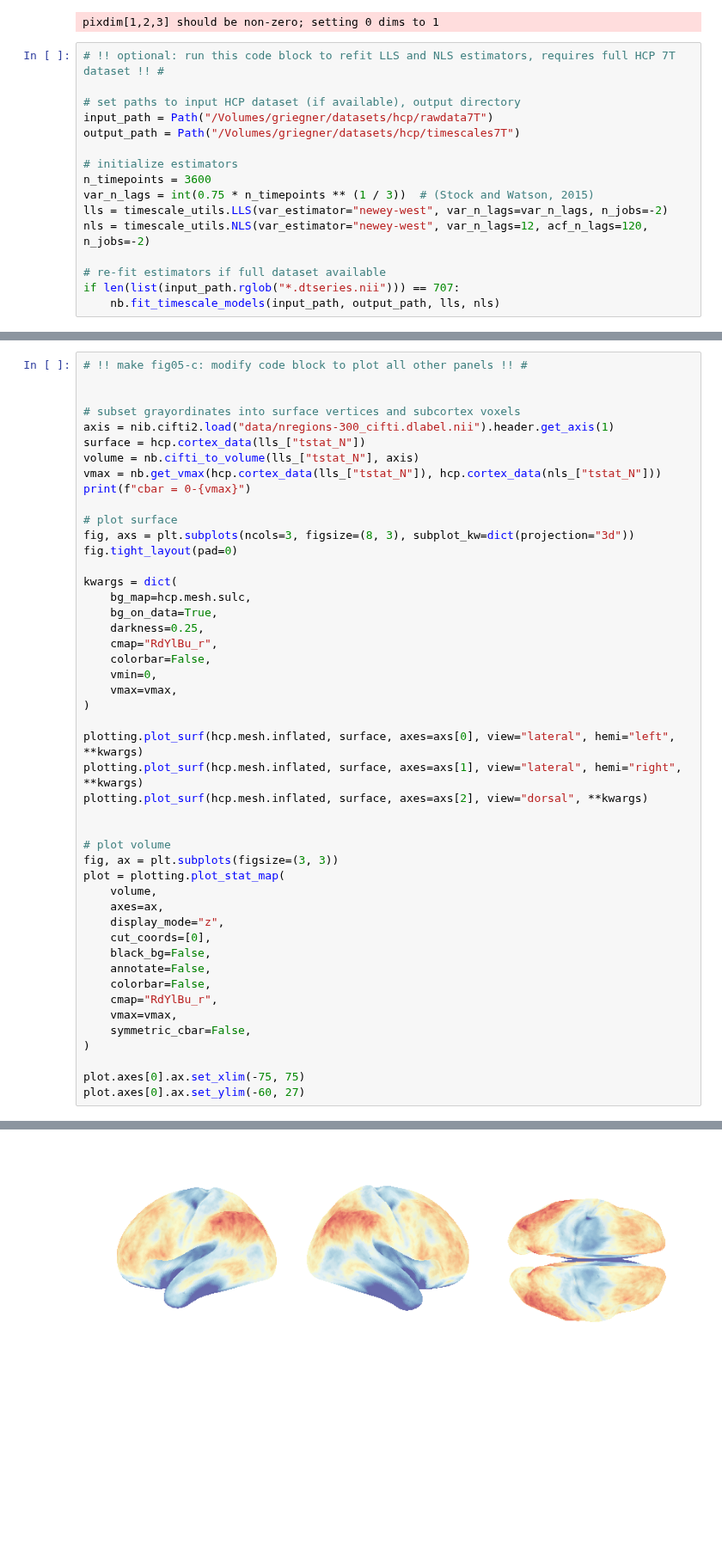
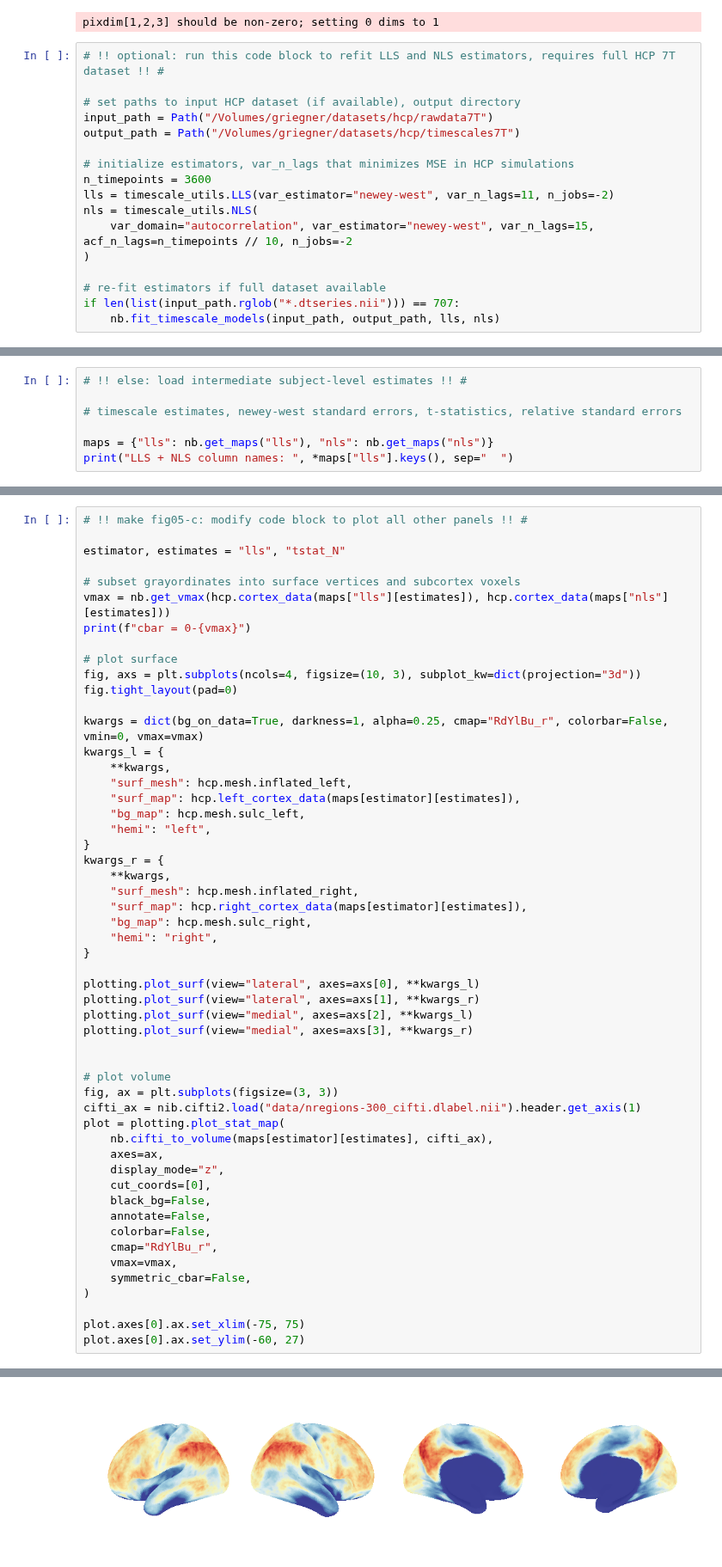
Before and after one commit to griegner/fmri-timescales, a Jupyter notebook: notebooks/fig04to05.ipynb, the cells around one changed output, grey strips where cells are left out. Shown at 86% size. Cells and saved outputs as stored; diff of their text form; blank space fills up the shorter version.

Commit message:
refit simulations/brain maps with variance estimation in time domain

```diff
--- a/notebooks/fig04to05.ipynb
+++ b/notebooks/fig04to05.ipynb
@@ -18,11 +18,12 @@ pixdim[1,2,3] should be non-zero; setting 0 dims to 1
 input_path = Path("/Volumes/griegner/datasets/hcp/rawdata7T")
 output_path = Path("/Volumes/griegner/datasets/hcp/timescales7T")
 
-# initialize estimators
+# initialize estimators, var_n_lags that minimizes MSE in HCP simulations
 n_timepoints = 3600
-var_n_lags = int(0.75 * n_timepoints ** (1 / 3))  # (Stock and Watson, 2015)
-lls = timescale_utils.LLS(var_estimator="newey-west", var_n_lags=var_n_lags, n_jobs=-2)
-nls = timescale_utils.NLS(var_estimator="newey-west", var_n_lags=12, acf_n_lags=120, n_jobs=-2)
+lls = timescale_utils.LLS(var_estimator="newey-west", var_n_lags=11, n_jobs=-2)
+nls = timescale_utils.NLS(
+    var_domain="autocorrelation", var_estimator="newey-west", var_n_lags=15, acf_n_lags=n_timepoints // 10, n_jobs=-2
+)
 
 # re-fit estimators if full dataset available
 if len(list(input_path.rglob("*.dtseries.nii"))) == 707:
@@ -55,0 +31,7 @@ LLS + NLS column names:   tau  se(tau)  tau_N  se(tau_N)  tstat_N  rse_N
+# %%
+# !! else: load intermediate subject-level estimates !! #
+
+# timescale estimates, newey-west standard errors, t-statistics, relative standard errors
+
+maps = {"lls": nb.get_maps("lls"), "nls": nb.get_maps("nls")}
+print("LLS + NLS column names: ", *maps["lls"].keys(), sep="  ")
@@ -56,52 +40,58 @@ LLS + NLS column names:   tau  se(tau)  tau_N  se(tau_N)  tstat_N  rse_N
 # %%
 # !! make fig05-c: modify code block to plot all other panels !! #
 
+estimator, estimates = "lls", "tstat_N"
 
 # subset grayordinates into surface vertices and subcortex voxels
-axis = nib.cifti2.load("data/nregions-300_cifti.dlabel.nii").header.get_axis(1)
-surface = hcp.cortex_data(lls_["tstat_N"])
-volume = nb.cifti_to_volume(lls_["tstat_N"], axis)
-vmax = nb.get_vmax(hcp.cortex_data(lls_["tstat_N"]), hcp.cortex_data(nls_["tstat_N"]))
+vmax = nb.get_vmax(hcp.cortex_data(maps["lls"][estimates]), hcp.cortex_data(maps["nls"][estimates]))
 print(f"cbar = 0-{vmax}")
 
 # plot surface
-fig, axs = plt.subplots(ncols=3, figsize=(8, 3), subplot_kw=dict(projection="3d"))
+fig, axs = plt.subplots(ncols=4, figsize=(10, 3), subplot_kw=dict(projection="3d"))
 fig.tight_layout(pad=0)
 
-kwargs = dict(
-    bg_map=hcp.mesh.sulc,
-    bg_on_data=True,
-    darkness=0.25,
-    cmap="RdYlBu_r",
-    colorbar=False,
-    vmin=0,
-    vmax=vmax,
-)
+kwargs = dict(bg_on_data=True, darkness=1, alpha=0.25, cmap="RdYlBu_r", colorbar=False, vmin=0, vmax=vmax)
+kwargs_l = {
+    **kwargs,
+    "surf_mesh": hcp.mesh.inflated_left,
+    "surf_map": hcp.left_cortex_data(maps[estimator][estimates]),
+    "bg_map": hcp.mesh.sulc_left,
+    "hemi": "left",
+}
+kwargs_r = {
+    **kwargs,
+    "surf_mesh": hcp.mesh.inflated_right,
+    "surf_map": hcp.right_cortex_data(maps[estimator][estimates]),
+    "bg_map": hcp.mesh.sulc_right,
+    "hemi": "right",
+}
 
-plotting.plot_surf(hcp.mesh.inflated, surface, axes=axs[0], view="lateral", hemi="left", **kwargs)
-plotting.plot_surf(hcp.mesh.inflated, surface, axes=axs[1], view="lateral", hemi="right", **kwargs)
-plotting.plot_surf(hcp.mesh.inflated, surface, axes=axs[2], view="dorsal", **kwargs)
+plotting.plot_surf(view="lateral", axes=axs[0], **kwargs_l)
+plotting.plot_surf(view="lateral", axes=axs[1], **kwargs_r)
+plotting.plot_surf(view="medial", axes=axs[2], **kwargs_l)
+plotting.plot_surf(view="medial", axes=axs[3], **kwargs_r)
 
 
 # plot volume
 fig, ax = plt.subplots(figsize=(3, 3))
+cifti_ax = nib.cifti2.load("data/nregions-300_cifti.dlabel.nii").header.get_axis(1)
 plot = plotting.plot_stat_map(
-    volume,
+    nb.cifti_to_volume(maps[estimator][estimates], cifti_ax),
     axes=ax,
     display_mode="z",
     cut_coords=[0],
     black_bg=False,
     annotate=False,
     colorbar=False,
     cmap="RdYlBu_r",
     vmax=vmax,
     symmetric_cbar=False,
 )
 
 plot.axes[0].ax.set_xlim(-75, 75)
 plot.axes[0].ax.set_ylim(-60, 27)
 # %% [output]
 cbar = 0-2.7
 (-60.0, 27.0)
-[figure, old version]
+[figure, new version]
 [figure]
```
Also changed, not shown: parts of 2 cells of this notebook, 10 other files.
